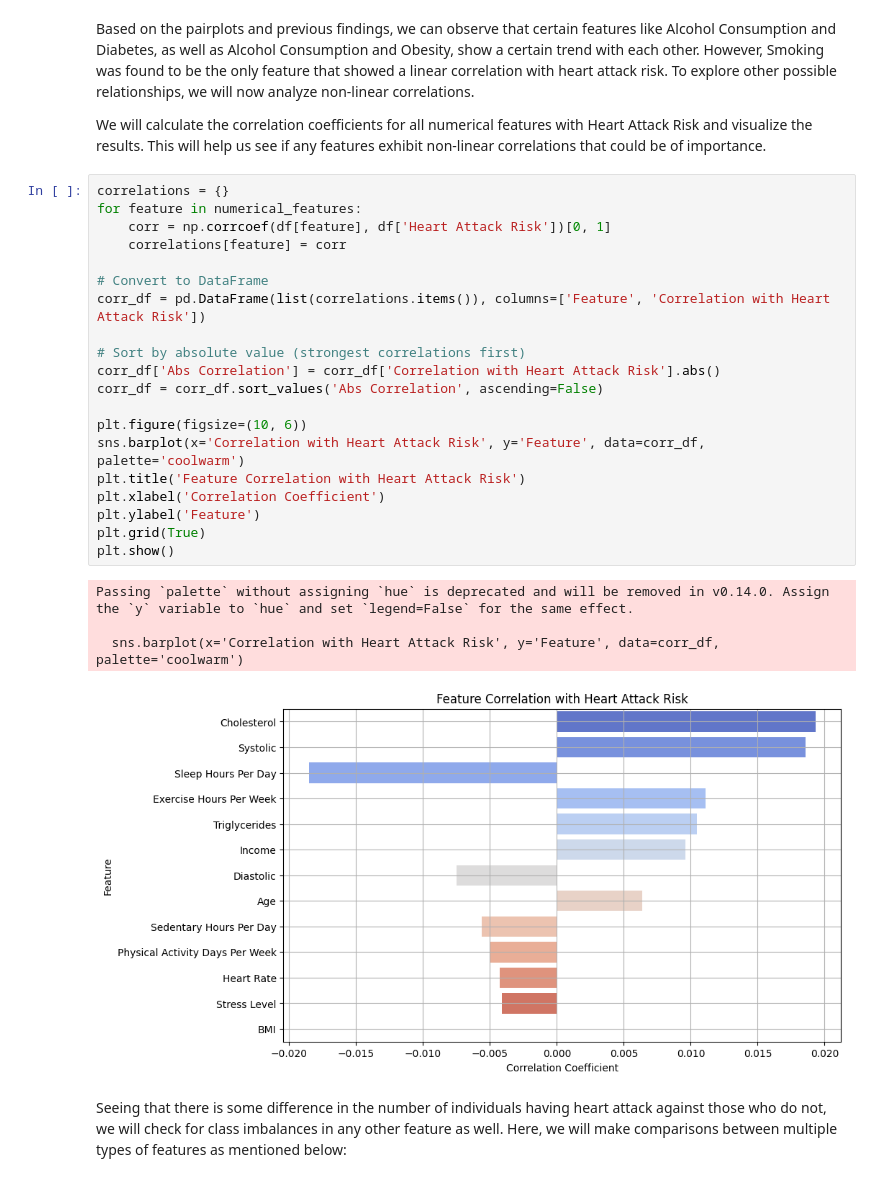
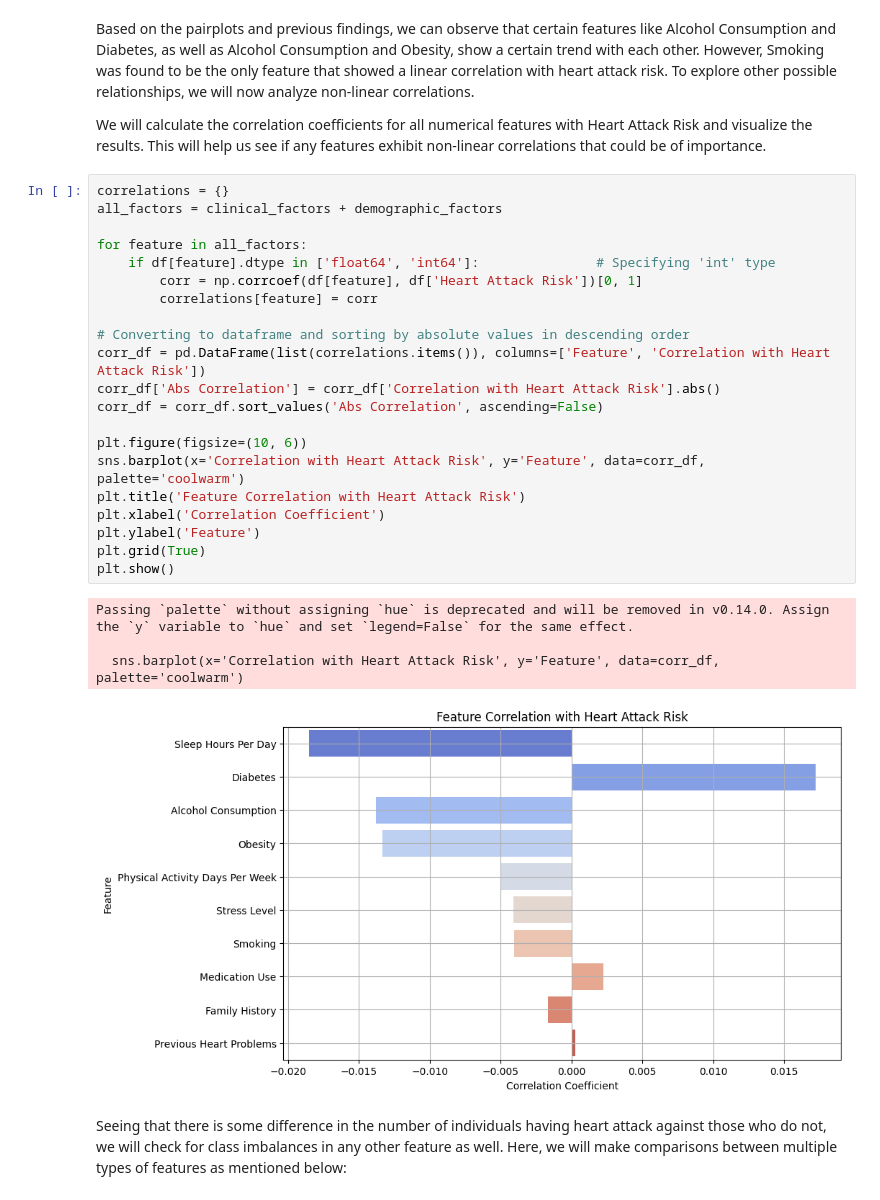
Before and after one commit to taimoorbinnasir/Heart-Attack-Risk-Prediction, a Jupyter notebook: group10_main.ipynb, the cells around one changed output. Drawn from its saved outputs; the diff is of its cells as text.

```diff
--- a/group10_main.ipynb
+++ b/group10_main.ipynb
@@ -241,28 +234,29 @@ Based on the pairplots and previous findings, we can observe that certain featur
 We will calculate the correlation coefficients for all numerical features with Heart Attack Risk and visualize the results. This will help us see if any features exhibit non-linear correlations that could be of importance.
 # %%
 correlations = {}
-for feature in numerical_features:
-    corr = np.corrcoef(df[feature], df['Heart Attack Risk'])[0, 1]
-    correlations[feature] = corr
+all_factors = clinical_factors + demographic_factors
 
-# Convert to DataFrame
+for feature in all_factors:
+    if df[feature].dtype in ['float64', 'int64']:               # Specifying 'int' type
+        corr = np.corrcoef(df[feature], df['Heart Attack Risk'])[0, 1]
+        correlations[feature] = corr
+
+# Converting to dataframe and sorting by absolute values in descending order
 corr_df = pd.DataFrame(list(correlations.items()), columns=['Feature', 'Correlation with Heart Attack Risk'])
-
-# Sort by absolute value (strongest correlations first)
 corr_df['Abs Correlation'] = corr_df['Correlation with Heart Attack Risk'].abs()
 corr_df = corr_df.sort_values('Abs Correlation', ascending=False)
 
 plt.figure(figsize=(10, 6))
 sns.barplot(x='Correlation with Heart Attack Risk', y='Feature', data=corr_df, palette='coolwarm')
 plt.title('Feature Correlation with Heart Attack Risk')
 plt.xlabel('Correlation Coefficient')
 plt.ylabel('Feature')
 plt.grid(True)
 plt.show()
 # %% [output]
 Passing `palette` without assigning `hue` is deprecated and will be removed in v0.14.0. Assign the `y` variable to `hue` and set `legend=False` for the same effect.
 
   sns.barplot(x='Correlation with Heart Attack Risk', y='Feature', data=corr_df, palette='coolwarm')
-[figure, old version]
+[figure, new version]
 # %% [markdown]
 Seeing that there is some difference in the number of individuals having heart attack against those who do not, we will check for class imbalances in any other feature as well. Here, we will make comparisons between multiple types of features as mentioned below:
```
Also changed, not shown: parts of 27 cells of this notebook.
